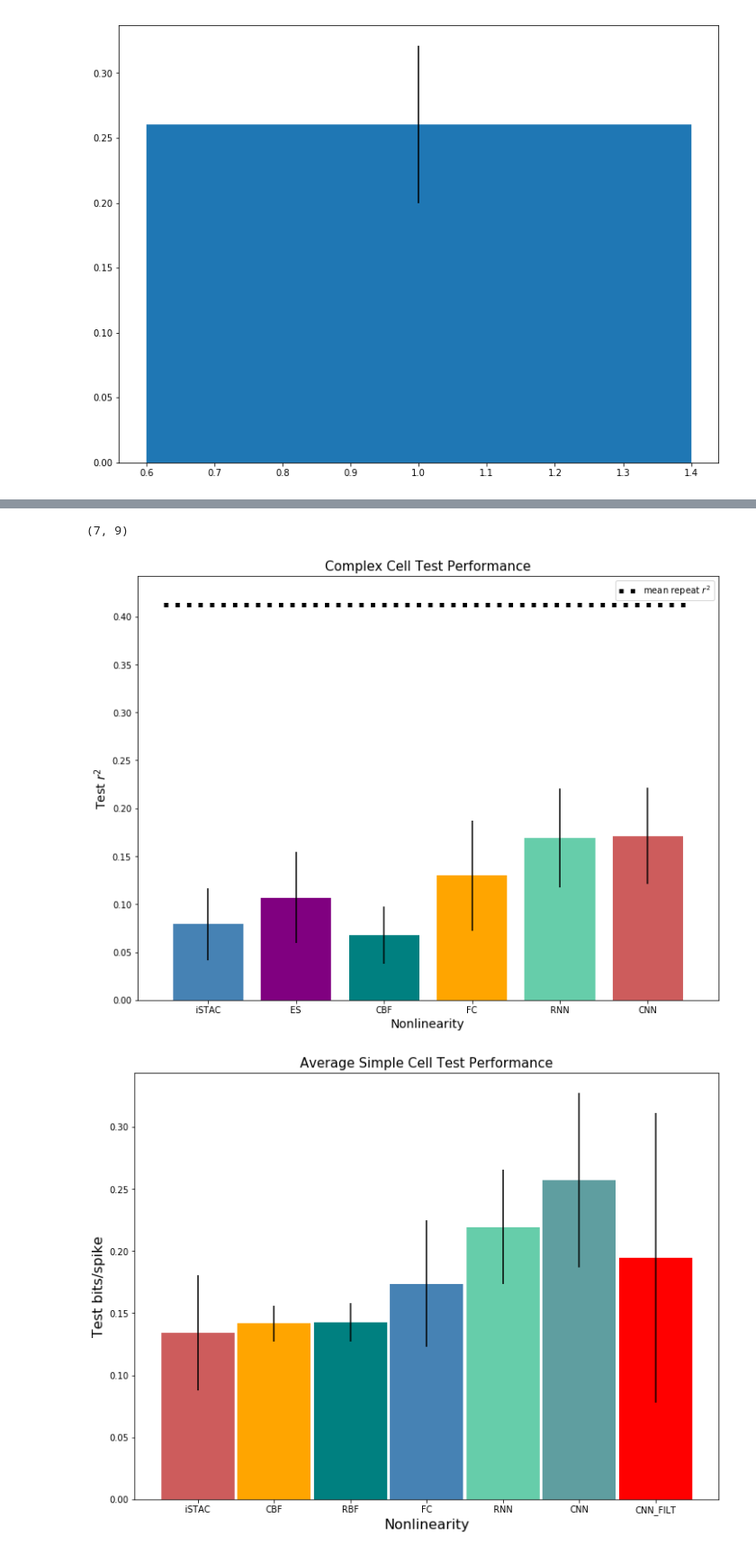
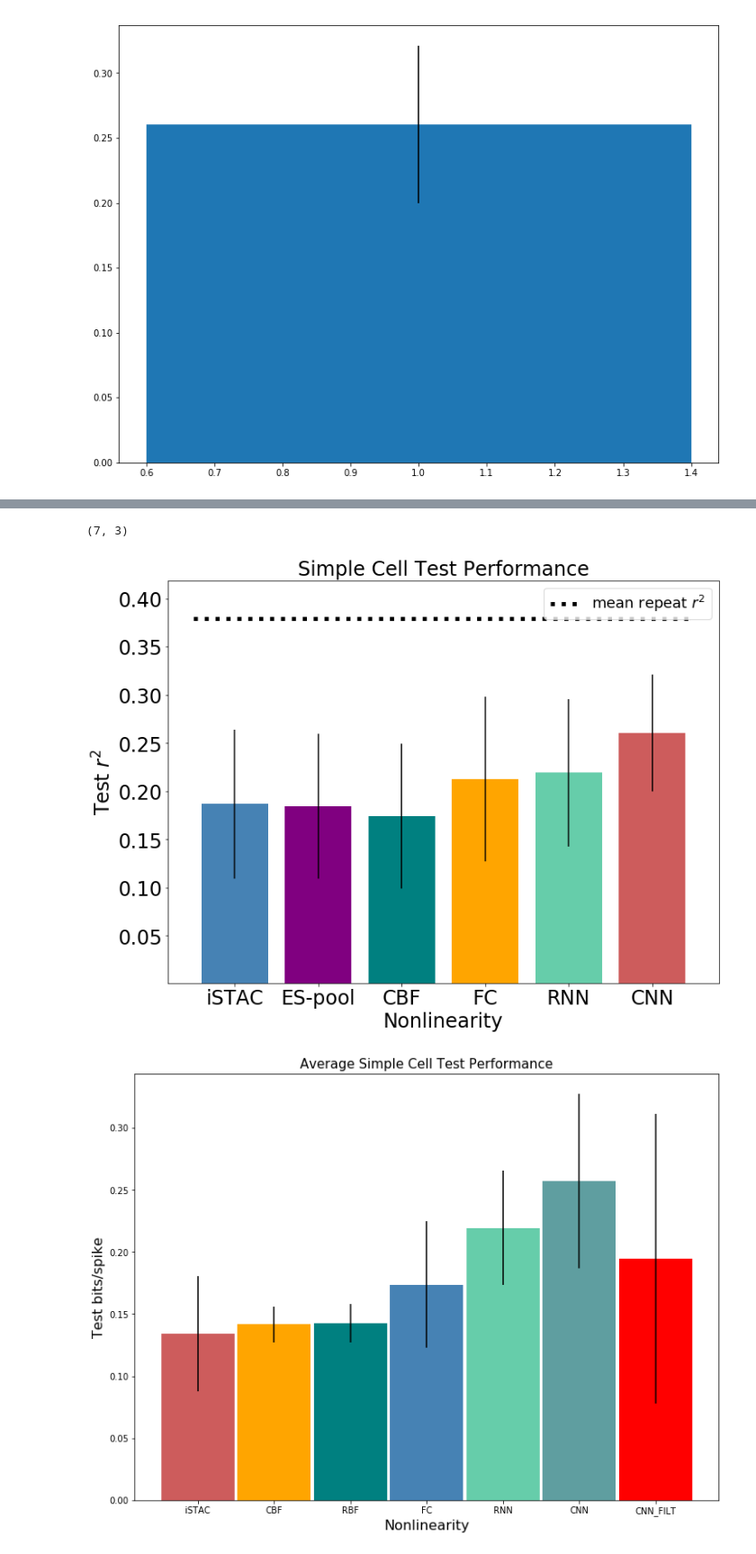
Before and after one commit to tedmoskovitz/DeepEncoding, a Jupyter notebook: Visualization.ipynb, the cells around one changed output, grey strips where cells are left out. Shown at 90% size. Saved outputs shown, nothing was run; the diff lists cells and outputs as text; code cells hidden in the pictures.

```diff
--- a/Visualization.ipynb
+++ b/Visualization.ipynb
@@ -6,9 +6,9 @@ import h5py
 from v1_data import V1
 import os
 import os.path
-import matlab.engine
-eng = matlab.engine.start_matlab()
-eng.cd("~/Thesis/DeepEncoding/Matlab_Models") # requires an absolute path
+#import matlab.engine
+#eng = matlab.engine.start_matlab()
+#eng.cd("~/Thesis/DeepEncoding/Matlab_Models") # requires an absolute path
 
 
 from keras.models import Sequential, load_model
@@ -23,6 +23,7 @@ from keras.layers import Dropout, Dense
 plt.rcParams['figure.figsize'] = (12.0, 9.0) # set default size of plots
 plt.rcParams['image.interpolation'] = 'nearest'
 plt.rcParams['image.cmap'] = 'gray'
+plt.rcParams['font.size'] = 24
 
 N_COMPLEX = len(os.listdir('./RustV1/complex/data/'))
 N_SIMPLE = len(os.listdir('./RustV1/simple/data/'))
@@ -139,9 +144,11 @@ plt.show()
 # %%
 c_nums = {'simple':3, 'complex':9}
+plt.rcParams['font.size'] = 24
 
-celltype = 'simple'
+celltype = 'complex'
 metric = 'r2'
 sc = .3
+lw = 3
 
 nlin = 'istac'
 path = 'SavedResults/' + celltype + '_' + nlin + '_' + metric + '.csv'
@@ -150,7 +157,8 @@ perf = np.genfromtxt(path, delimiter=',').reshape(7,c_nums[celltype], order='F')
 means = np.mean(perf, axis=1)
 stds = sc*np.std(perf, axis=1)
 
-plt.errorbar(np.arange(perf.shape[0])+1, means, yerr=stds, fmt='--o', label='iSTAC', color='C0')
+plt.errorbar(np.arange(perf.shape[0])+1, means, yerr=stds, fmt='--o',
+             label='iSTAC', color='C0', linewidth=lw)
 
 
 nlin = 'fc'
@@ -161,7 +169,8 @@ perf =  np.genfromtxt(path, delimiter=',').reshape(7,c_nums[celltype])
 means = np.mean(perf, axis=1)
 stds = sc*np.std(perf, axis=1)
 
-plt.errorbar(np.arange(perf.shape[0]-1)+2, means[1:], yerr=stds[1:], fmt='--o', label='ES', color='C4')
+plt.errorbar(np.arange(perf.shape[0]-1)+2, means[1:], yerr=stds[1:], fmt='--o',
+             label='ES', color='C4', linewidth=lw)
 
 
 nlin = 'cbf'
@@ -171,7 +180,8 @@ perf = np.genfromtxt(path, delimiter=',').reshape(5,2,c_nums[celltype], order='F
 means = np.mean(perf[:,0,:], axis=1)
 stds = sc*np.std(perf[:,0,:], axis=1)
 
-plt.errorbar(np.arange(perf.shape[0])+1, means, yerr=stds, fmt='--o', label='CBF', color='C2')
+plt.errorbar(np.arange(perf.shape[0])+1, means, yerr=stds, fmt='--o',
+             label='CBF', color='C2', linewidth=lw)
 
 
 nlin = 'fc'
@@ -184,10 +194,12 @@ means = np.mean(perf, axis=1)
 #means[-1] += .01
 stds = sc*np.std(perf, axis=1)
 
-plt.errorbar(np.arange(perf.shape[0])+1, means, yerr=stds, fmt='--o', label='DNN', color='C1')
+plt.errorbar(np.arange(perf.shape[0])+1, means, yerr=stds, fmt='--o',
+             label='DNN', color='C1', linewidth=lw)
 
 plt.grid(alpha=0.5)
+#plt.ylim([0.115, 0.224])
 
-plt.legend(loc='lower right')
+#plt.legend(loc='lower right', fontsize=18)
 plt.show()
 # %% [output]
@@ -399,9 +417,9 @@ models += ['cnn']
 # %%
-es_path = './SavedResults/es_tr_complex_fc_r2.csv'
+es_path = './SavedResults/es_tr_simple_fc_r2.csv'
 es_r2 = np.genfromtxt(es_path, delimiter=',')
 print es_r2.shape
 # %% [output]
-(7, 9)
+(7, 3)
 # %%
 mu_es = np.mean(es_r2[-1,:]) #-.01
 std_es = np.std(es_r2[-1,:])
@@ -426,23 +444,26 @@ models[1] = 'es'
 models[2] = 'cbf'
 # %%
 # plot r2
+plt.rcParams['font.size'] = 24
 colors = ['steelblue',  'purple', 'teal', 'orange', 'mediumaquamarine', 'indianred']
 cs = colors[:len(models)]
 tlabels = [m.upper() for m in models]
 tlabels[0] = 'iSTAC'
+tlabels[1] = 'ES-pool'
 X = np.linspace(1.,3.,num=len(models))
-means[0] += .01
-means[1] +=.01
+#means[0] += .01
+#means[1] +=.01
+means[3] +=  .02
 plt.bar(X, means, width=.32, yerr=stds, tick_label=tlabels, color=cs)
 plt.plot([.8, 3.2], [np.mean(rpt_r2s),np.mean(rpt_r2s)], ":", lw=5.,label='mean repeat $r^2$', color='black')
-plt.legend(loc='upper right')
-plt.xlabel('Nonlinearity', fontsize=14)
-plt.ylabel('Test $r^2$', fontsize=14)
-plt.ylim([0.,np.mean(rpt_r2s)+.03])
-plt.title('%s Cell Test Performance' % (ctype[0].upper()+ctype[1:]), fontsize=15)
+plt.legend(loc='upper right', fontsize=18)
+plt.xlabel('Nonlinearity', fontsize=24)
+plt.ylabel('Test $r^2$', fontsize=24)
+plt.ylim([0.001,np.mean(rpt_r2s)+.04])
+plt.title('%s Cell Test Performance' % (ctype[0].upper()+ctype[1:]), fontsize=24)
 plt.show()
 # %% [output]
-[figure, old version]
+[figure, new version]
 # %%
 # plot bps
 colors = ['indianred',  'orange', 'teal', 'steelblue', 'mediumaquamarine', 'cadetblue', 'red']
```
Also changed, not shown: parts of 6 cells of this notebook, 29 other files.
